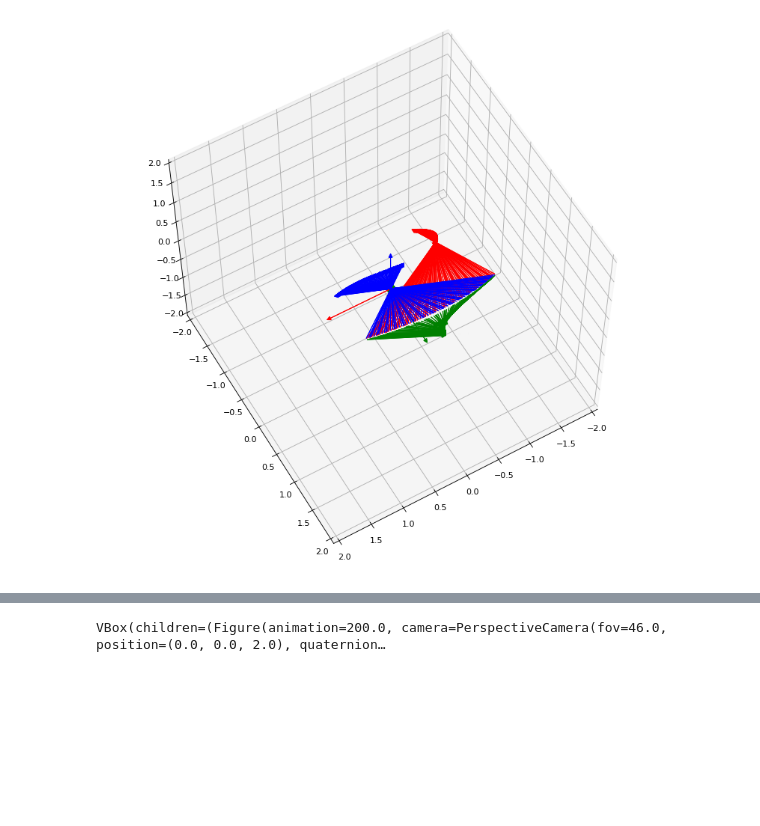
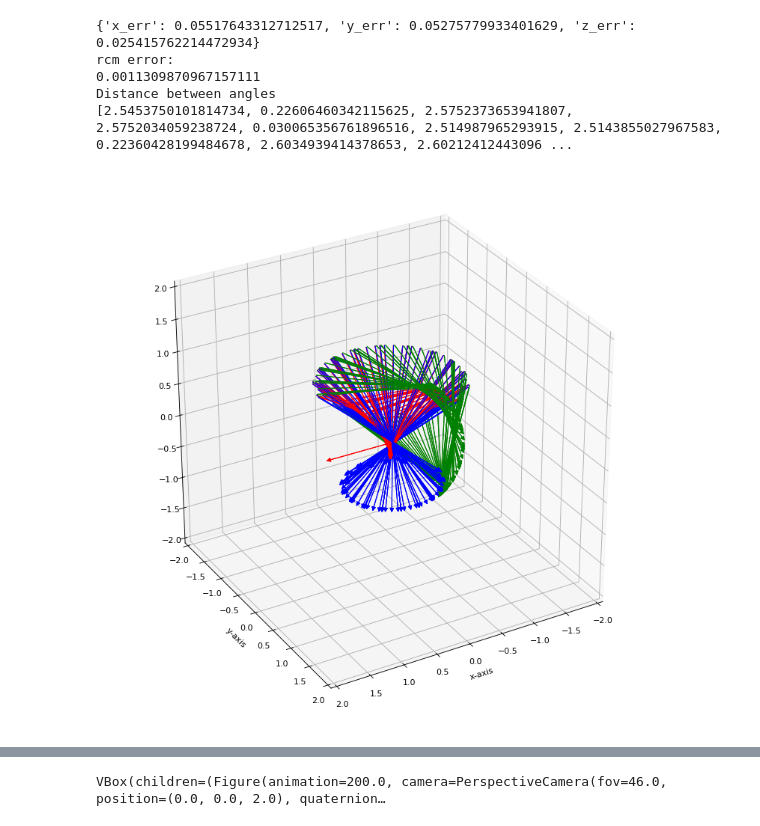
Before and after one commit to EdmureTully/python_ma, a Jupyter notebook: rodriguez_rotation.ipynb, the cells around one changed output, grey strips where cells are left out. Drawn from its saved outputs; the diff is of its cells as text; code cells hidden in the pictures; blank space fills up the shorter version.

Commit message:
functions for calculating distances between rotation representations. Also added functions for calculating quaternions

```diff
--- a/rodriguez_rotation.ipynb
+++ b/rodriguez_rotation.ipynb
@@ -311,38 +627,44 @@ def visualize_rodriguez_advanced_matrix_orientation(vectors, figure, axis):
 # %%
 fig = plt.figure(num=None, figsize = (12,12), dpi = 80, facecolor ='w', edgecolor = 'k')
 ax = fig.gca(projection='3d')
 ax.set_xlim([-2.0,2.0])
 ax.set_ylim([-2.0,2.0])
 ax.set_zlim([-2.0,2.0])
 
 ax.scatter([0],[0],[0],color="g",s=100)
 vectors = create_points_on_circle(500, 1.0, 1.0)
 draw_coordinate_system(np.eye(3), np.array([0.0, 0.0, 0.0]),fig, ax)
 # # for v in vectors:
 # #     draw_vector(v, "red", "", fig, ax)
 curr_or = look_at(vectors[0], np.array([0.0, 0.0,0.0]), np.array([0.0, 1.0,0.0]))
 
-# #ax.legend(handles =vector_handles,loc='upper left')
-# plt.xlabel('x-axis')
-# plt.ylabel('y-axis')
 
+plt.xlabel('x-axis')
+plt.ylabel('y-axis')
+pts = create_points_on_circle(100, 1.0, 1.0)
 start = np.array([1.0, 1.0, 1.0])
 end = np.array([-1.0, 1.0, 1.0])
 
-pts = create_points_on_line(start, end, 100)
-visualize_rodriguez_advanced_matrix_orientation(pts,  fig, ax)
-# for pt in pts:
-#     draw_vector(pt, "purple", "", fig, ax)
+calc_points, dist = visualize_rodriguez_advanced_matrix_orientation(pts,  fig, ax)
+rms = rmse(calc_points, pts)
+print(rms)
 
-# u, v = np.mgrid[0:2*np.pi:20j, 0:np.pi:10j]
-# x = np.cos(u)*np.sin(v)
-# y = np.sin(u)*np.sin(v)
-# z = np.cos(v)
-# ax.plot_wireframe(x, y, z, color="gray")
-ax.view_init(60, 60)
+rcm_err =  rcm_error(calc_points, pts, np.array([0.0, 0.0,0.0]))
+print("rcm error:")
+print(rcm_err)
+
+print("Distance between angles")
+print(dist)
+
+ax.view_init(30, 60)
 plt.show()
 # %% [output]
+{'x_err': 0.05517643312712517, 'y_err': 0.05275779933401629, 'z_err': 0.025415762214472934}
+rcm error:
+0.0011309870967157111
+Distance between angles
+[2.5453750101814734, 0.22606460342115625, 2.5752373653941807, 2.5752034059238724, 0.030065356761896516, 2.514987965293915, 2.5143855027967583, 0.22360428199484678, 2.6034939414378653, 2.60212412443096 ...
-[figure, old version]
+[figure, new version]
 # %%
 fig = plt.figure(num=None, figsize = (12,12), dpi = 80, facecolor ='w', edgecolor = 'k')
 ax = fig.gca(projection='3d')
```
Also changed, not shown: parts of 12 cells of this notebook.
